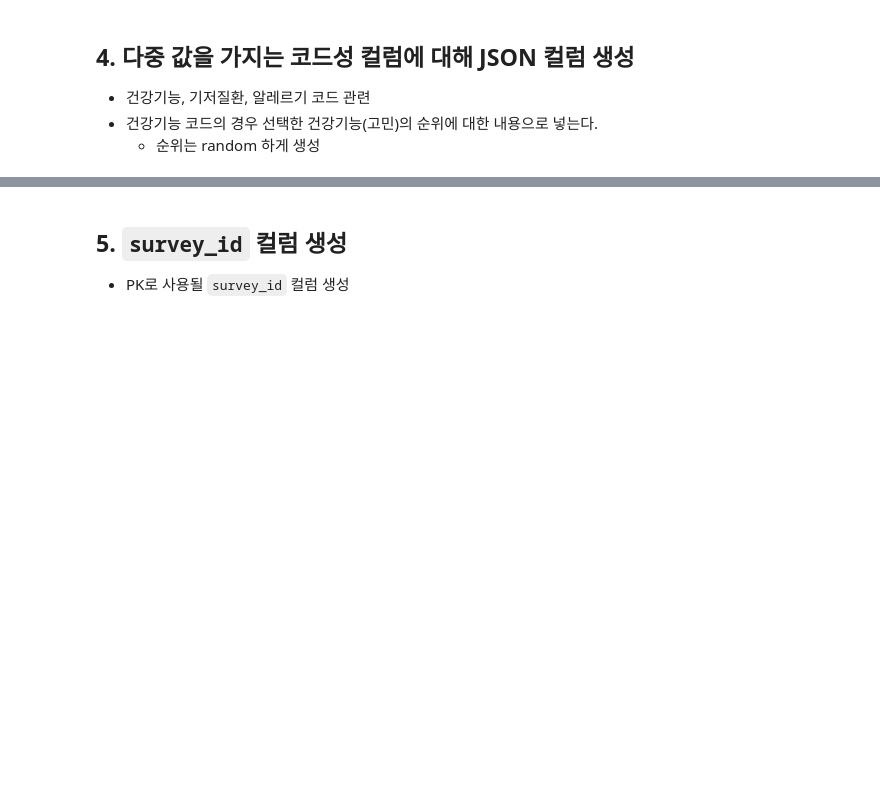
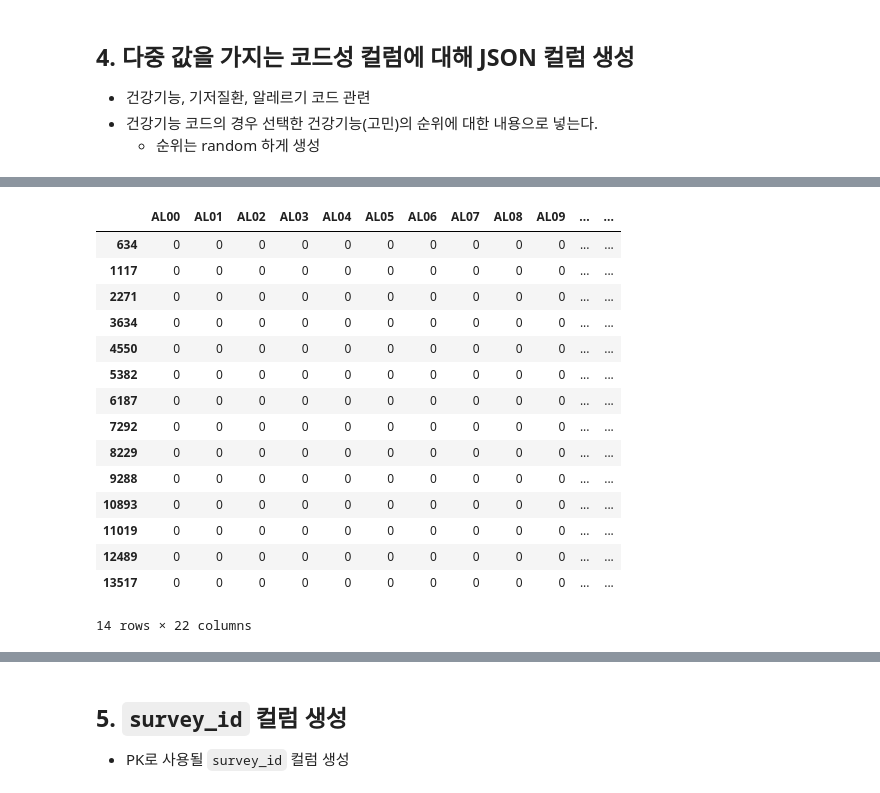
Before and after one commit to metaego/Our-family-pharmacist, a Jupyter notebook: data_processing/dummy_data_for_survey.ipynb, the cells around one changed output, grey strips where cells are left out. Drawn from its saved outputs; the diff is of its cells as text; code cells hidden in the pictures; blank space fills up the shorter version.

Commit message:
fix : updated allergy and disease code errors

```diff
--- a/data_processing/dummy_data_for_survey.ipynb
+++ b/data_processing/dummy_data_for_survey.ipynb
@@ -316 +317,22 @@ dummy_survey_df[survey_function_com_codes +  ['survey_function_code']][4000:4010
 10 rows × 27 columns
+# %%
+# 확인
+dummy_survey_df[survey_allergy_com_codes +  ['survey_allergy_code']][4000:4010]
+dummy_survey_df.loc[dummy_survey_df['AL15'] == 1, survey_allergy_com_codes +  ['survey_allergy_code']]
+# %% [output]
+|  | AL00 | AL01 | AL02 | AL03 | AL04 | AL05 | AL06 | AL07 | AL08 | AL09 | ... | ... |
+| 634 | 0 | 0 | 0 | 0 | 0 | 0 | 0 | 0 | 0 | 0 | ... | ... |
+| 1117 | 0 | 0 | 0 | 0 | 0 | 0 | 0 | 0 | 0 | 0 | ... | ... |
+| 2271 | 0 | 0 | 0 | 0 | 0 | 0 | 0 | 0 | 0 | 0 | ... | ... |
+| 3634 | 0 | 0 | 0 | 0 | 0 | 0 | 0 | 0 | 0 | 0 | ... | ... |
+| 4550 | 0 | 0 | 0 | 0 | 0 | 0 | 0 | 0 | 0 | 0 | ... | ... |
+| 5382 | 0 | 0 | 0 | 0 | 0 | 0 | 0 | 0 | 0 | 0 | ... | ... |
+| 6187 | 0 | 0 | 0 | 0 | 0 | 0 | 0 | 0 | 0 | 0 | ... | ... |
+| 7292 | 0 | 0 | 0 | 0 | 0 | 0 | 0 | 0 | 0 | 0 | ... | ... |
+| 8229 | 0 | 0 | 0 | 0 | 0 | 0 | 0 | 0 | 0 | 0 | ... | ... |
+| 9288 | 0 | 0 | 0 | 0 | 0 | 0 | 0 | 0 | 0 | 0 | ... | ... |
+| 10893 | 0 | 0 | 0 | 0 | 0 | 0 | 0 | 0 | 0 | 0 | ... | ... |
+| 11019 | 0 | 0 | 0 | 0 | 0 | 0 | 0 | 0 | 0 | 0 | ... | ... |
+| 12489 | 0 | 0 | 0 | 0 | 0 | 0 | 0 | 0 | 0 | 0 | ... | ... |
+| 13517 | 0 | 0 | 0 | 0 | 0 | 0 | 0 | 0 | 0 | 0 | ... | ... |
+14 rows × 22 columns
```
Also changed, not shown: parts of 7 cells of this notebook.
